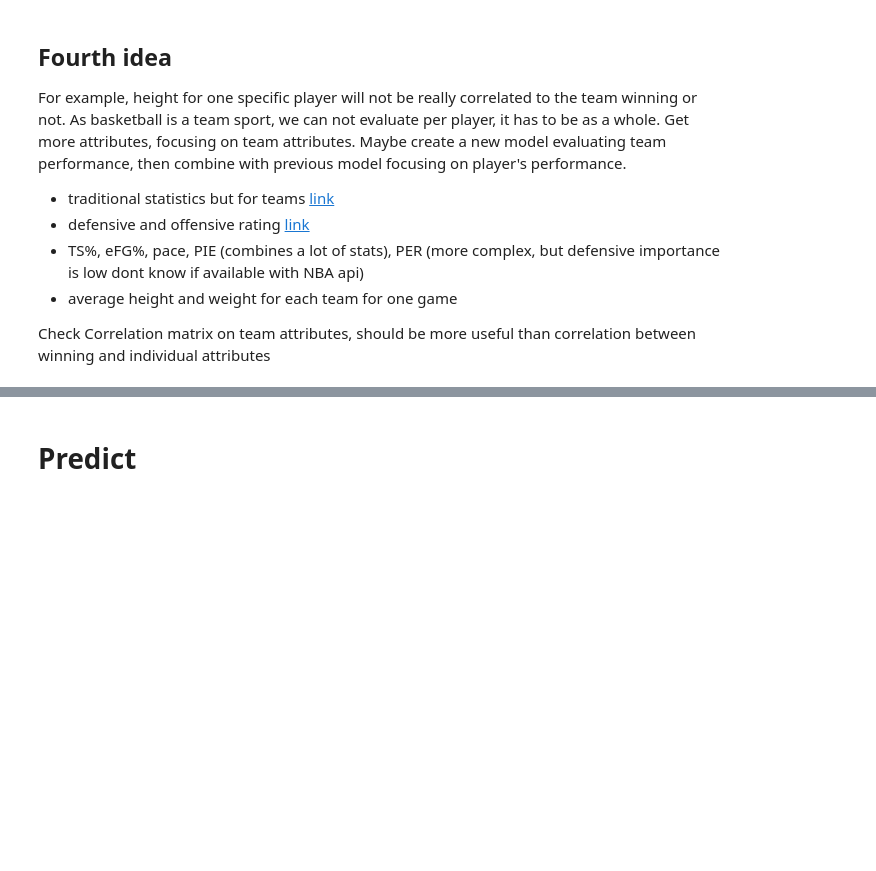
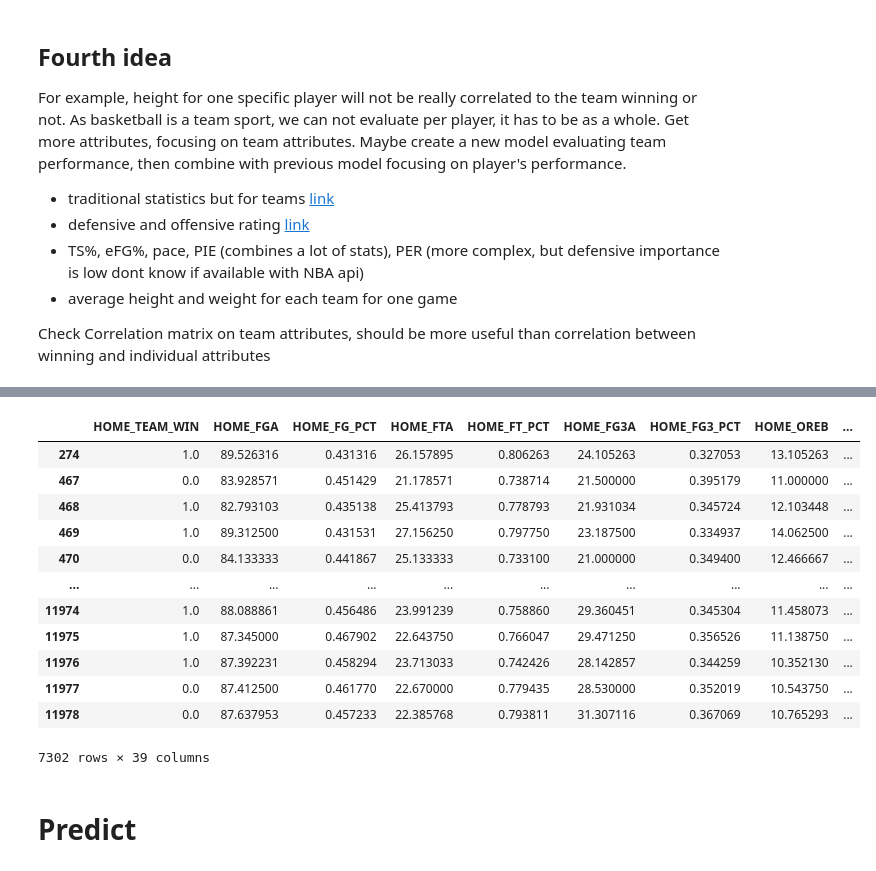
Before and after one commit to maximefuchs/PredictNBA, a Jupyter notebook: predicting.ipynb, the cells around one changed output, grey strips where cells are left out. Drawn from its saved outputs; the diff is of its cells as text; code cells hidden in the pictures; blank space fills up the shorter version.

```diff
--- a/predicting.ipynb
+++ b/predicting.ipynb
@@ -320,3 +492,20 @@ dataset = pd.read_csv(f"dataset_4th_idea_{n_years}years.csv")
+# %%
+dataset = new_dataset.drop('GAME_DATE', axis=1)
+dataset
+# %% [output]
+|  | HOME_TEAM_WIN | HOME_FGA | HOME_FG_PCT | HOME_FTA | HOME_FT_PCT | HOME_FG3A | HOME_FG3_PCT | HOME_OREB | ... |
+| 274 | 1.0 | 89.526316 | 0.431316 | 26.157895 | 0.806263 | 24.105263 | 0.327053 | 13.105263 | ... |
+| 467 | 0.0 | 83.928571 | 0.451429 | 21.178571 | 0.738714 | 21.500000 | 0.395179 | 11.000000 | ... |
+| 468 | 1.0 | 82.793103 | 0.435138 | 25.413793 | 0.778793 | 21.931034 | 0.345724 | 12.103448 | ... |
+| 469 | 1.0 | 89.312500 | 0.431531 | 27.156250 | 0.797750 | 23.187500 | 0.334937 | 14.062500 | ... |
+| 470 | 0.0 | 84.133333 | 0.441867 | 25.133333 | 0.733100 | 21.000000 | 0.349400 | 12.466667 | ... |
+| ... | ... | ... | ... | ... | ... | ... | ... | ... | ... |
+| 11974 | 1.0 | 88.088861 | 0.456486 | 23.991239 | 0.758860 | 29.360451 | 0.345304 | 11.458073 | ... |
+| 11975 | 1.0 | 87.345000 | 0.467902 | 22.643750 | 0.766047 | 29.471250 | 0.356526 | 11.138750 | ... |
+| 11976 | 1.0 | 87.392231 | 0.458294 | 23.713033 | 0.742426 | 28.142857 | 0.344259 | 10.352130 | ... |
+| 11977 | 0.0 | 87.412500 | 0.461770 | 22.670000 | 0.779435 | 28.530000 | 0.352019 | 10.543750 | ... |
+| 11978 | 0.0 | 87.637953 | 0.457233 | 22.385768 | 0.793811 | 31.307116 | 0.367069 | 10.765293 | ... |
+7302 rows × 39 columns
 # %% [markdown]
 # Predict
 # %%
```
Also changed, not shown: parts of 22 cells of this notebook.
